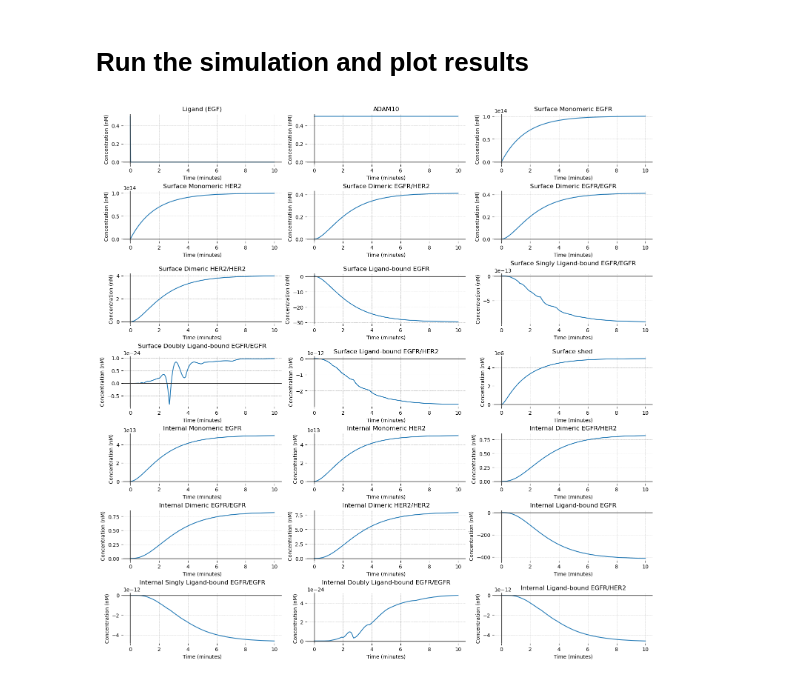
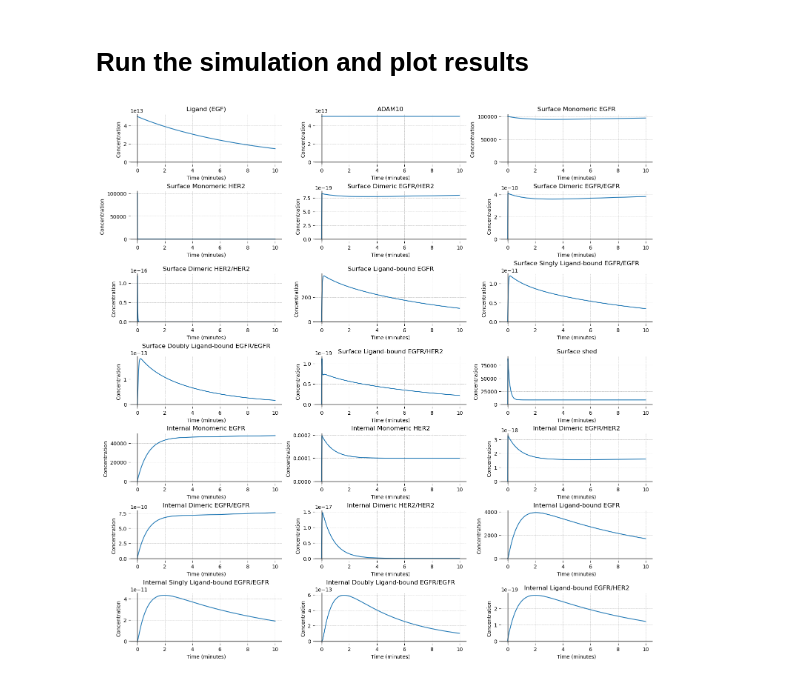
Before and after one commit to katie-sp/EGFR, a Jupyter notebook: project.ipynb, the cells around one changed output. Drawn from its saved outputs; the diff is of its cells as text; code cells hidden in the pictures.

```diff
--- a/project.ipynb
+++ b/project.ipynb
@@ -110,9 +105,6 @@ This is the heart of the simulation. By default, `dydt` takes two arguments, t a
 
 # Define dx/dt function
 def dydt(t, y, rate_constants, state_variable_metadata):
-    # the state variables y are in a vector that is based on order. this makes for confusing code.
-    # the following lines assign programmer-friendly names to the state variables by creating a dictionary with keys equal to the variable names
-    # this approach also makes it easy to add or remove state variables -- just edit state_variable_metadata
     state_variable_values = dict( zip( state_variable_metadata.keys(), y ) )
 
     derivatives = dict()
@@ -175,7 +167,7 @@ def dydt(t, y, rate_constants, state_variable_metadata):
         rate_constants['k_on']*state_variable_values['R1s']*state_variable_values['L']
         - rate_constants['k_off']*state_variable_values['R1/Ls']
         - rate_constants['k_c']*state_variable_values['R1/Ls']*state_variable_values['R2s']
-        - 2*rate_constants['k_c']*state_variable_values['R1s']**2
+        - 2*rate_constants['k_c']*state_variable_values['R1/Ls']**2
         + 2*rate_constants['k_uL/R1/R1/L']*state_variable_values['L/R1/R1/Ls']
         + rate_constants['k_uL/R1/R2']*state_variable_values['L/R1/R2s']
         - rate_constants['k_eR1/L']*state_variable_values['R1/Ls']
@@ -206,6 +198,7 @@ def dydt(t, y, rate_constants, state_variable_metadata):
     derivatives['shed'] = (
         rate_constants['k_shed']*state_variable_values['A']*state_variable_values['R2s']
         - rate_constants['k_eshed']*state_variable_values['shed']
+        - rate_constants['k_degR2']*state_variable_values['shed']
     )
 
     # INTERNAL DERIVATIVES
@@ -230,7 +223,7 @@ def dydt(t, y, rate_constants, state_variable_metadata):
         - rate_constants['k_degdimer']*state_variable_values['R1/R2i']
     )
     derivatives['L/R1/R2i'] = (
-        rate_constants['k_edimer/L']*state_variable_values['R1/R1/Ls']
+        rate_constants['k_edimer/L']*state_variable_values['L/R1/R2s']
         - rate_constants['k_degdimer/L']*state_variable_values['L/R1/R2i']
     )
     derivatives['R1/Li'] = (
@@ -277,26 +270,29 @@ def simulate_binding_recycling_and_degradation(t, rate_constants, state_variable
 # %%
 
 # create time axis
 simulation_time_mins = 10  # 500 minutes, as in problem statement
 t = np.linspace(0, simulation_time_mins*60, 500)
 
 # Run the simulation
 simulation_results, solution = simulate_binding_recycling_and_degradation(t, rate_constants, state_variable_metadata)
 # plot for each of the state variables. it's not a bad idea in any simulation to have a look at everything
 # to ensure all of the variables
 fig, axes = plt.subplots(7, 3, figsize=(15, 15), layout="constrained")
 axes = axes.flatten()
 # fig.suptitle(f'Initial ligand concentration: {ligand} M; initial Pemigatinib concentration: {inhibitor} M\n\n')
 
 
 plot_time_axis = simulation_results['t']/60
 
 for ax, (key, state_variable) in zip(axes,state_variable_metadata.items()):
-    ax.plot(plot_time_axis, simulation_results[key]*1e9)
+    if key == 'L' or key == 'A':   # plot ligand concentrations in nM
+        ax.plot(plot_time_axis, simulation_results[key] * 1e9)
+    else:
+        ax.plot(plot_time_axis, simulation_results[key])
 
-    set_axes_labels(ax, 'Time (minutes)', 'Concentration (nM)', state_variable.description)
+    set_axes_labels(ax, 'Time (minutes)', 'Concentration', state_variable.description)
     make_plot_look_good(ax)
 
 plt.show()
 # %% [output]
-[figure, old version]
+[figure, new version]
```
Also changed, not shown: parts of 2 cells of this notebook.
